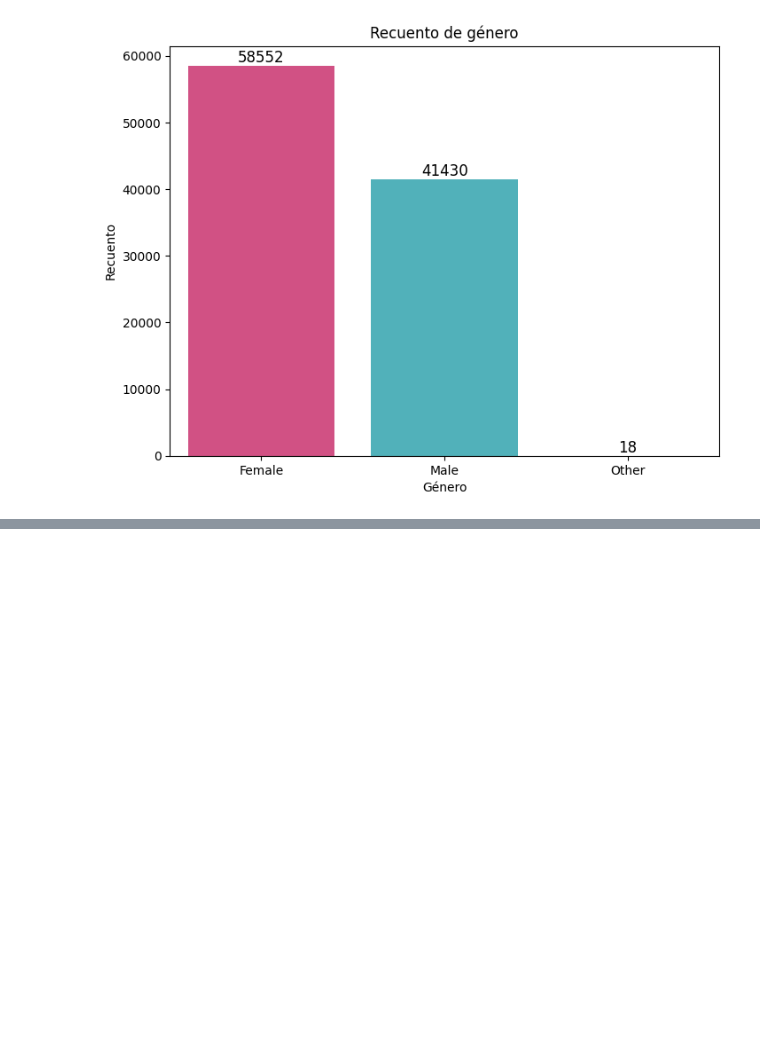
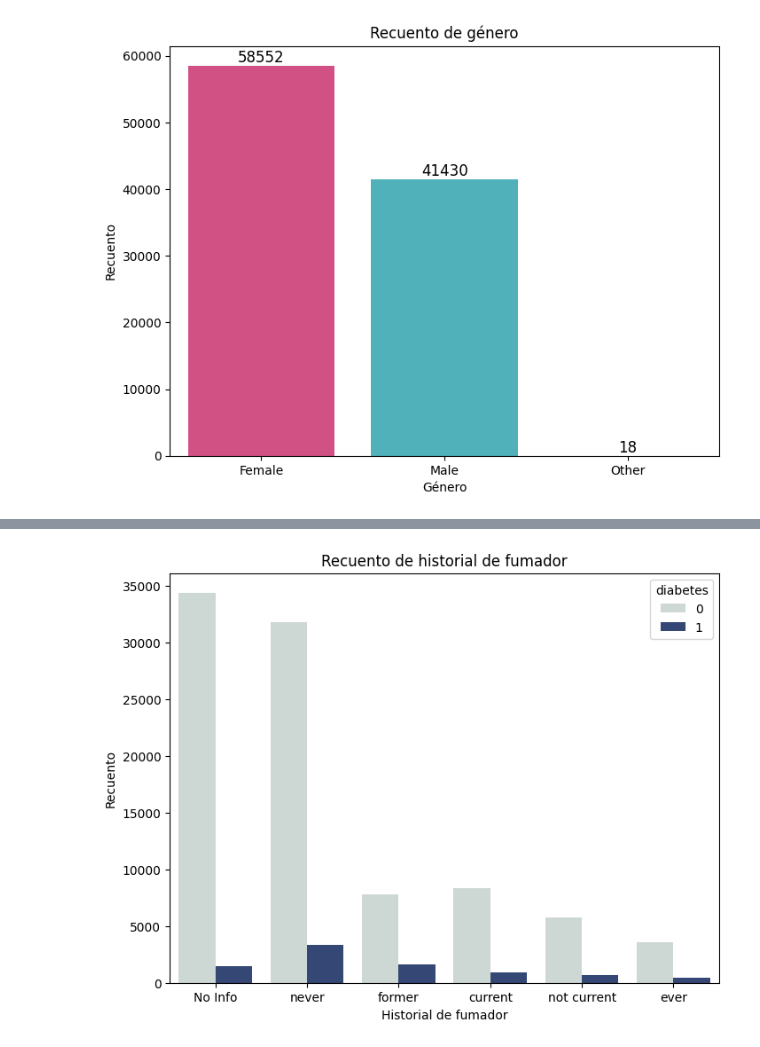
Before and after one commit to ferpipohaidas/diabetes_prediction, a Jupyter notebook: notebooks/exploracion_datos.ipynb, the cells around one changed output, grey strips where cells are left out. Saved outputs shown, nothing was run; the diff lists cells and outputs as text; code cells hidden in the pictures; blank space fills up the shorter version.

```diff
--- a/notebooks/exploracion_datos.ipynb
+++ b/notebooks/exploracion_datos.ipynb
@@ -84,0 +124,11 @@ plt.show()
+# %%
+# Grafico de barras para la variable smoking_history y diabetes
+fig, ax = plt.subplots(figsize=(8, 6), dpi=100)
+ax = sns.countplot(x='smoking_history', data=df, palette=['#cbdad5', '#294380'], order=df['smoking_history'].value_counts(ascending=False).index, hue='diabetes')
+plt.title('Recuento de historial de fumador')
+plt.xlabel('Historial de fumador')
+plt.ylabel('Recuento')
+
+plt.show()
+# %% [output]
+[figure, added]
```
Also changed, not shown: parts of 6 cells of this notebook.
